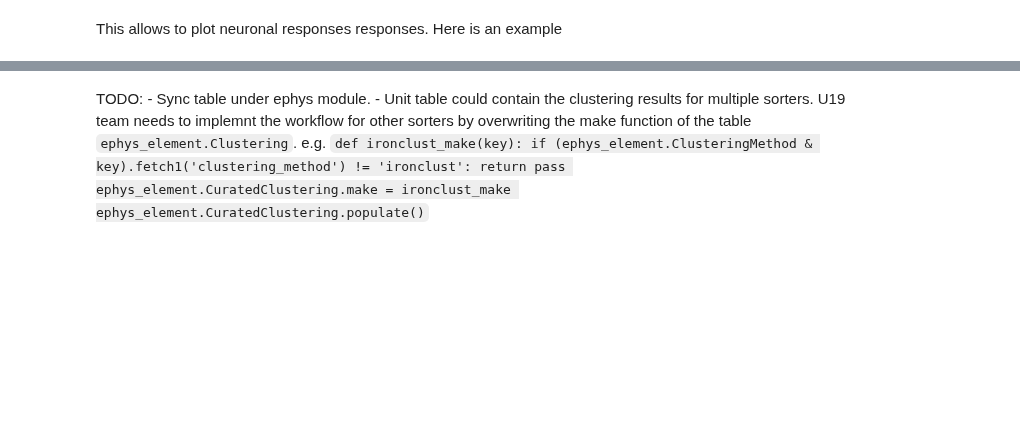
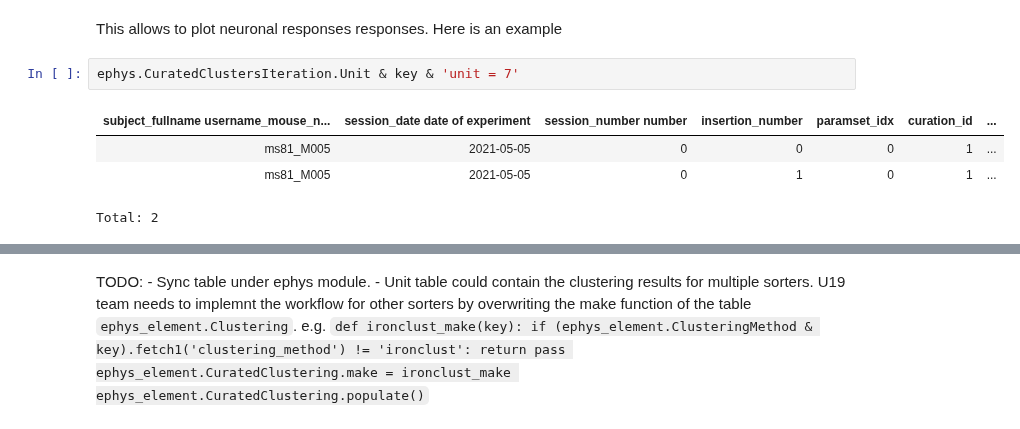
Before and after one commit to BrainCOGS/U19-pipeline-python, a Jupyter notebook: notebooks/ephys_element/02-process-ephys-workflow.ipynb, the cells around one changed output, grey strips where cells are left out. Cells and saved outputs as stored; diff of their text form; blank space fills up the shorter version.

```diff
--- a/notebooks/ephys_element/02-process-ephys-workflow.ipynb
+++ b/notebooks/ephys_element/02-process-ephys-workflow.ipynb
@@ -305,5 +247,12 @@ ephys.CuratedClustersIteration.populate()
 # %% [markdown]
 This allows to plot neuronal responses responses. Here is an example
+# %%
+ephys.CuratedClustersIteration.Unit & key & 'unit = 7'
+# %% [output]
+| subject_fullname username_mouse_n... | session_date date of experiment | session_number number | insertion_number | paramset_idx | curation_id | ... |
+| ms81_M005 | 2021-05-05 | 0 | 0 | 0 | 1 | ... |
+| ms81_M005 | 2021-05-05 | 0 | 1 | 0 | 1 | ... |
+Total: 2
 # %%
 key = {"subject_fullname": "ms81_M004", "insertion_number": 0, "session_date": '2021-05-07', 'curation_id': 1}
 
```
Also changed, not shown: parts of 31 cells of this notebook, 6 other files.
